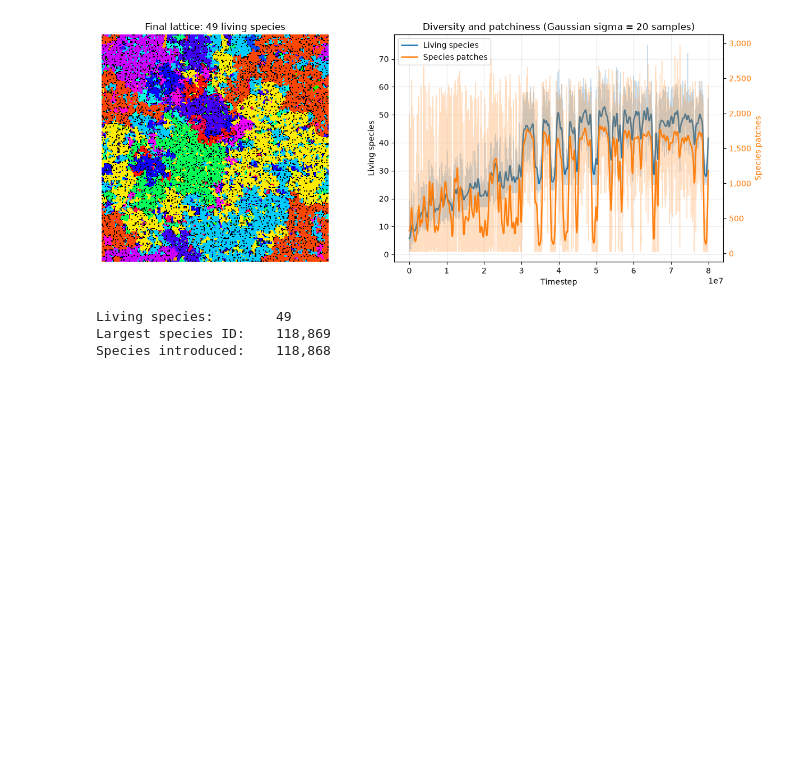
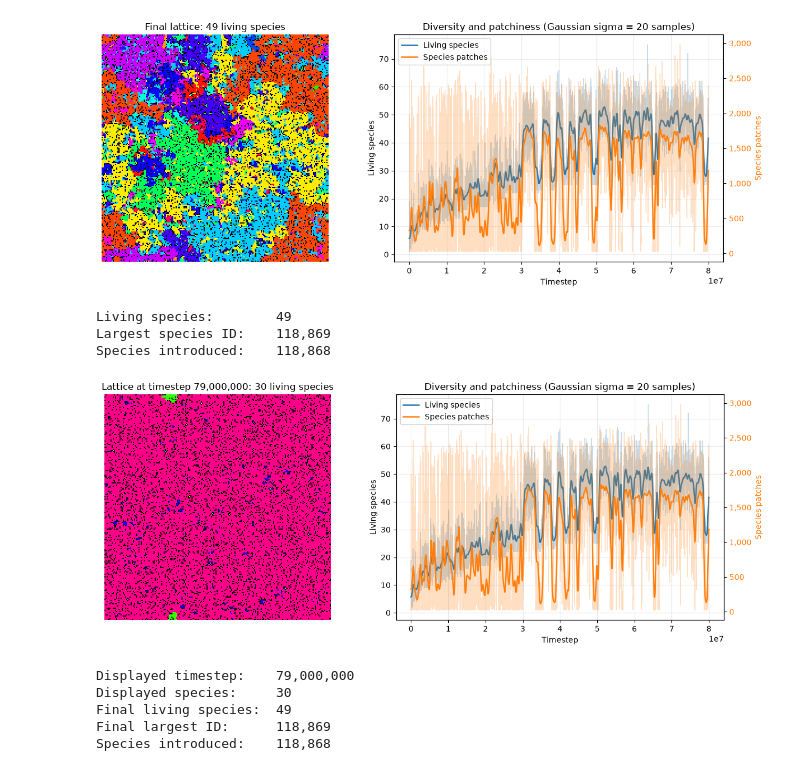
Before and after one commit to slyluc/MasterProject, a Jupyter notebook: sim_notebook.ipynb, the cells around one changed output. Drawn from its saved outputs; the diff is of its cells as text; code cells hidden in the pictures; blank space fills up the shorter version.

```diff
--- a/sim_notebook.ipynb
+++ b/sim_notebook.ipynb
@@ -382,3 +382,33 @@ MS.show_results(
 Living species:        49
 Largest species ID:    118,869
 Species introduced:    118,868
+# %%
+
+
+reload(MS)
+
+config.gamma = 0.30
+config.alpha = 0.0125
+config.p = 0.15
+config.T = 50_000_000  # additional time: 30M -> 40M
+initial_checkpoint = "checkpoints/gamma_10_alpha_0125_perc_15/checkpoint_000080000000.npz"
+config.checkpoint_dir = (
+    "checkpoints/gamma_30_alpha_0125_perc_15"
+)
+
+continued_results = config.run_percolation(
+    initial_state=initial_checkpoint
+)
+
+MS.show_results(
+    continued_results,
+    show_patchiness=True,
+    smooth_sigma=20,
+)
+# %% [output]
+[figure, added]
+Displayed timestep:    79,000,000
+Displayed species:     30
+Final living species:  49
+Final largest ID:      118,869
+Species introduced:    118,868
```
